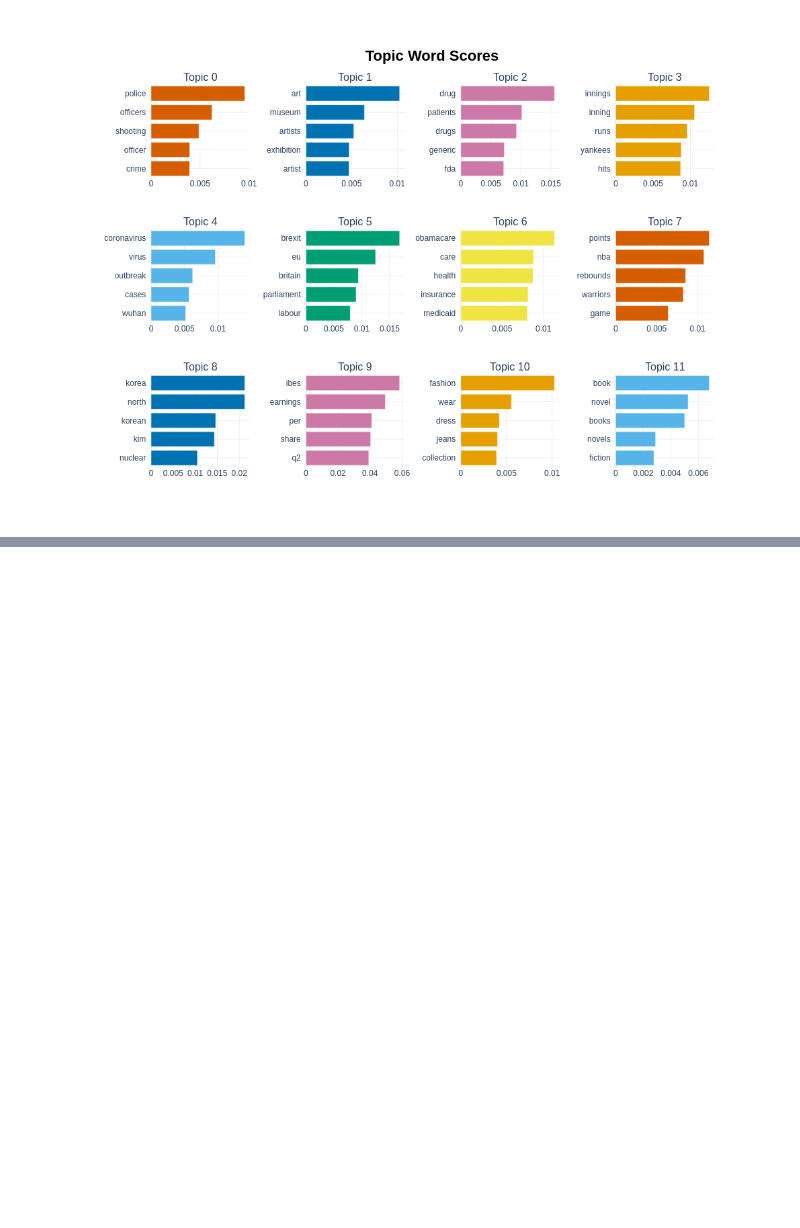
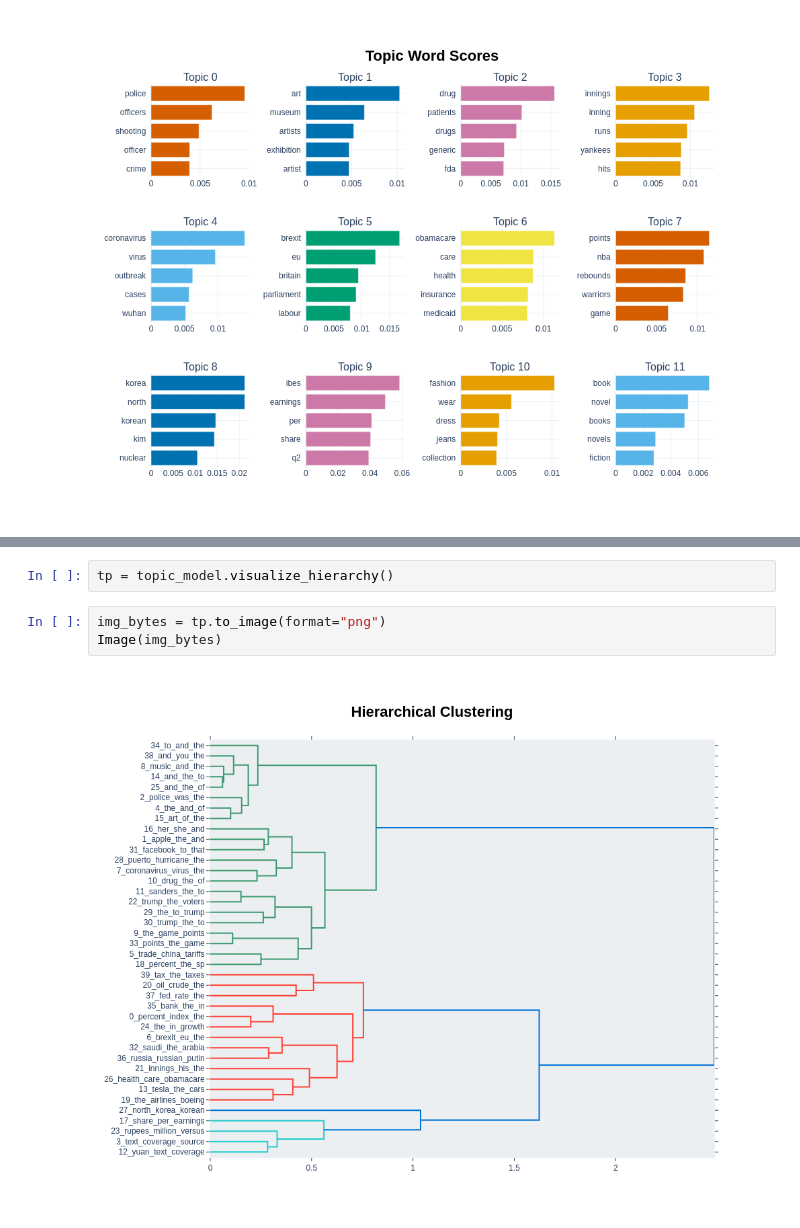
Before and after one commit to rafael-ariascalles/nlp-glg-clustering-pipeline, a Jupyter notebook: notebooks/TopicExtraction.ipynb, the cells around one changed output, grey strips where cells are left out. Drawn from its saved outputs; the diff is of its cells as text; blank space fills up the shorter version.

Commit message:
<code> viz with reduce topics

```diff
--- a/notebooks/TopicExtraction.ipynb
+++ b/notebooks/TopicExtraction.ipynb
@@ -156,0 +179,7 @@ Image(img_bytes)
+# %%
+tp = topic_model.visualize_hierarchy()
+# %%
+img_bytes = tp.to_image(format="png")
+Image(img_bytes)
+# %% [output]
+[figure, added]
```
Also changed, not shown: parts of 4 cells of this notebook.
